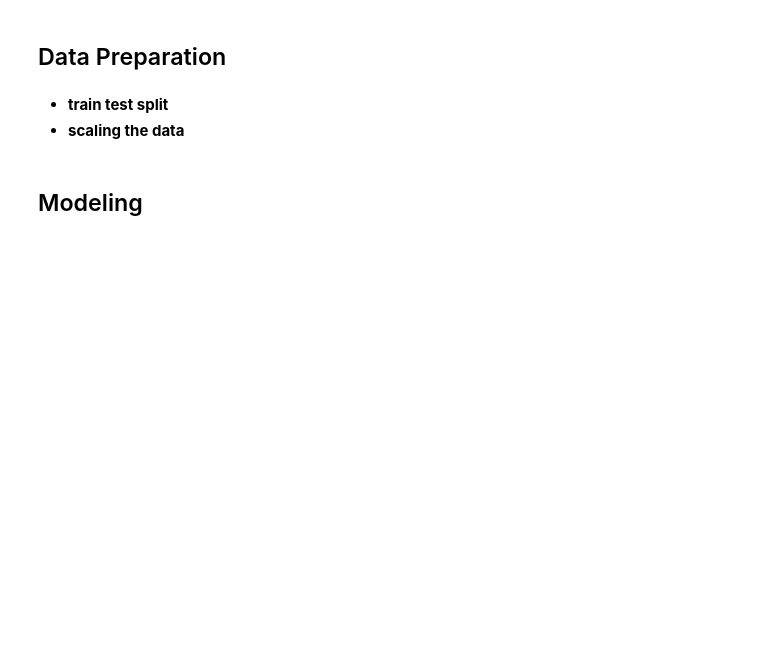
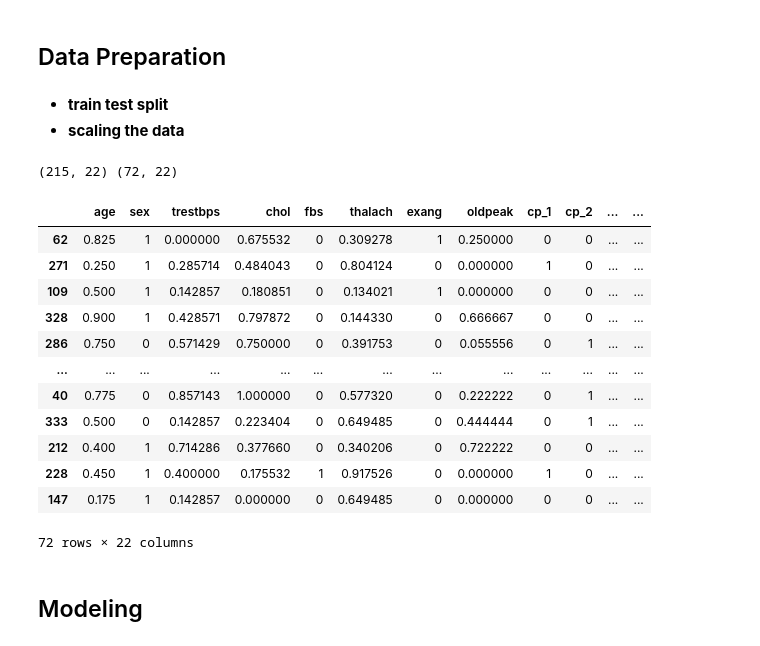
Before and after one commit to wrjpd/heart-disease, a Jupyter notebook: heart-disease.ipynb, the cells around one changed output. Cells and saved outputs as stored; diff of their text form; code cells hidden in the pictures; blank space fills up the shorter version.

```diff
--- a/heart-disease.ipynb
+++ b/heart-disease.ipynb
@@ -309,22 +309,39 @@ with sns.axes_style("white"):
 # %%
 # X and y data
 X=df.drop('target',axis=1)
 y=df['target']
 
 # Train test split
 X_train, X_test, y_train, y_test=train_test_split(X,y,test_size=0.25,random_state=0)
 
 # MinMaxScaler
 scaler=MinMaxScaler()
 X_train[NUMERIC]=scaler.fit_transform(X_train[NUMERIC])
 X_test[NUMERIC]=scaler.fit_transform(X_test[NUMERIC])
 
 # Encoder
 cols=['cp', 'restecg', 'slope', 'ca', 'thal']
 X_train=pd.get_dummies(X_train,columns=cols,drop_first=True,dtype=int)
 X_test=pd.get_dummies(X_test,columns=cols,drop_first=True,dtype=int)
 X_test['thal_1']=0
+X_test['ca_4']=0
+X_test['restecg_2']=0
 X_test=X_test.reindex(columns=X_train.columns)
+# %% [output]
+(215, 22) (72, 22)
+|  | age | sex | trestbps | chol | fbs | thalach | exang | oldpeak | cp_1 | cp_2 | ... | ... |
+| 62 | 0.825 | 1 | 0.000000 | 0.675532 | 0 | 0.309278 | 1 | 0.250000 | 0 | 0 | ... | ... |
+| 271 | 0.250 | 1 | 0.285714 | 0.484043 | 0 | 0.804124 | 0 | 0.000000 | 1 | 0 | ... | ... |
+| 109 | 0.500 | 1 | 0.142857 | 0.180851 | 0 | 0.134021 | 1 | 0.000000 | 0 | 0 | ... | ... |
+| 328 | 0.900 | 1 | 0.428571 | 0.797872 | 0 | 0.144330 | 0 | 0.666667 | 0 | 0 | ... | ... |
+| 286 | 0.750 | 0 | 0.571429 | 0.750000 | 0 | 0.391753 | 0 | 0.055556 | 0 | 1 | ... | ... |
+| ... | ... | ... | ... | ... | ... | ... | ... | ... | ... | ... | ... | ... |
+| 40 | 0.775 | 0 | 0.857143 | 1.000000 | 0 | 0.577320 | 0 | 0.222222 | 0 | 1 | ... | ... |
+| 333 | 0.500 | 0 | 0.142857 | 0.223404 | 0 | 0.649485 | 0 | 0.444444 | 0 | 1 | ... | ... |
+| 212 | 0.400 | 1 | 0.714286 | 0.377660 | 0 | 0.340206 | 0 | 0.722222 | 0 | 0 | ... | ... |
+| 228 | 0.450 | 1 | 0.400000 | 0.175532 | 1 | 0.917526 | 0 | 0.000000 | 1 | 0 | ... | ... |
+| 147 | 0.175 | 1 | 0.142857 | 0.000000 | 0 | 0.649485 | 0 | 0.000000 | 0 | 0 | ... | ... |
+72 rows × 22 columns
 # %% [markdown]
 ## Modeling
 # %%
```
Also changed, not shown: parts of 24 cells of this notebook.
